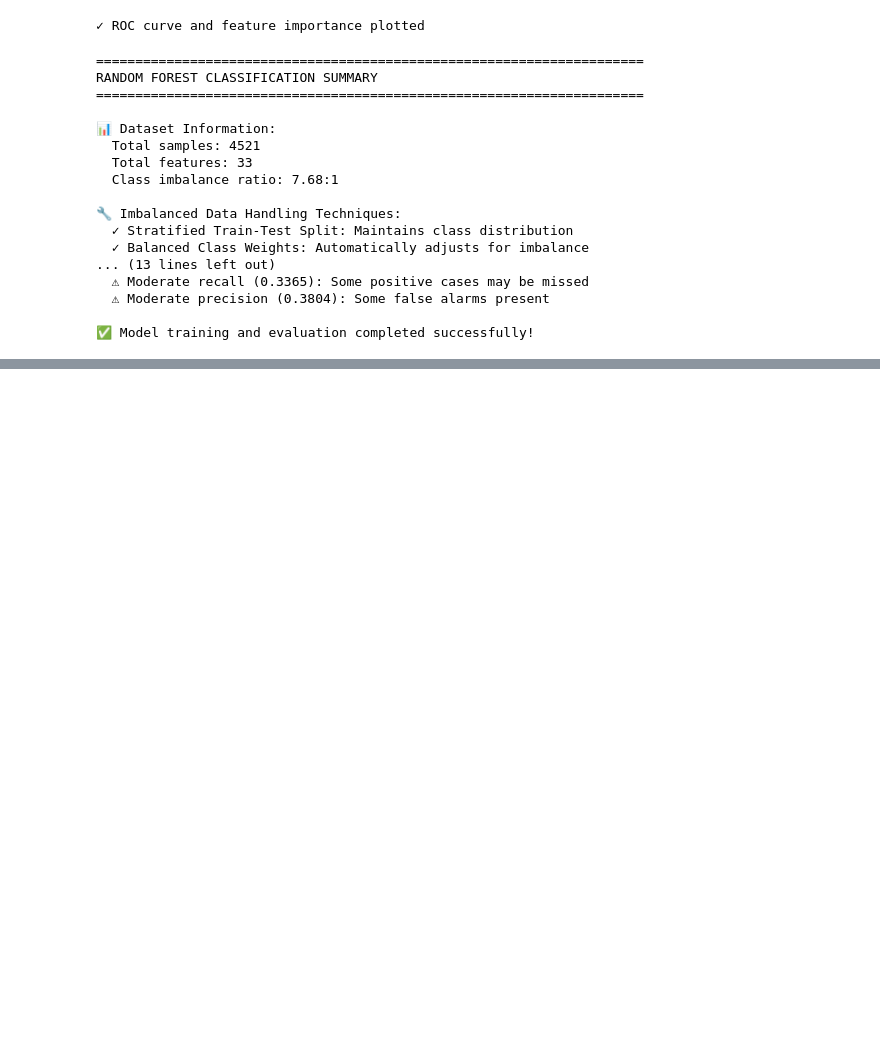
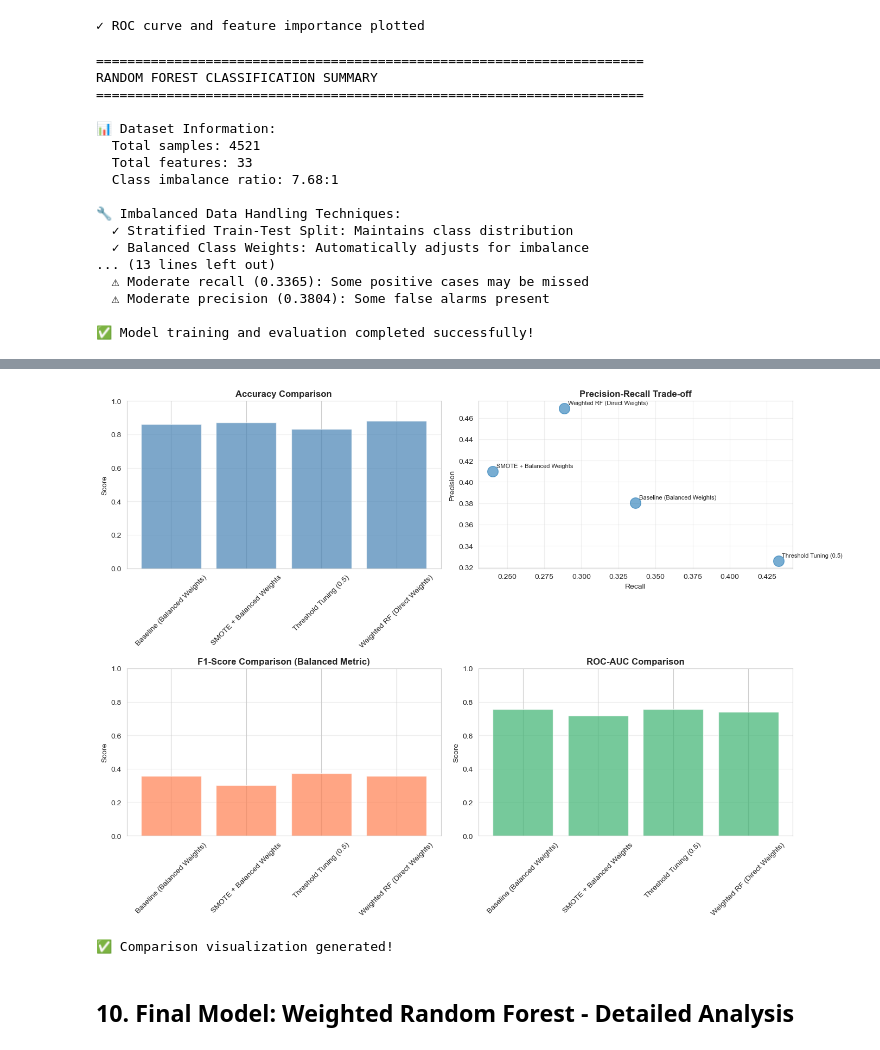
Before and after one commit to Winnee0305/banking-app, a Jupyter notebook: backend/classifier.ipynb, the cells around one changed output, grey strips where cells are left out. Saved outputs shown, nothing was run; the diff lists cells and outputs as text; code cells hidden in the pictures; blank space fills up the shorter version.

Commit message:
Ml trained using weighted rf

```diff
--- a/backend/classifier.ipynb
+++ b/backend/classifier.ipynb
@@ -841,0 +1111,48 @@ RANDOM FOREST CLASSIFICATION SUMMARY
+# %%
+# Visualize comparison
+fig, axes = plt.subplots(2, 2, figsize=(14, 10))
+
+# Accuracy comparison
+axes[0, 0].bar(comparison_df['Technique'], comparison_df['Accuracy'], color='steelblue', alpha=0.7)
+axes[0, 0].set_title('Accuracy Comparison', fontweight='bold')
+axes[0, 0].set_ylabel('Score')
+axes[0, 0].set_ylim([0, 1])
+axes[0, 0].tick_params(axis='x', rotation=45)
+axes[0, 0].grid(axis='y', alpha=0.3)
+
+# Precision vs Recall
+axes[0, 1].scatter(comparison_df['Recall'], comparison_df['Precision'], s=200, alpha=0.6)
+for i, technique in enumerate(comparison_df['Technique']):
+    axes[0, 1].annotate(technique, (comparison_df['Recall'].iloc[i],
+                                     comparison_df['Precision'].iloc[i]),
+                       xytext=(5, 5), textcoords='offset points', fontsize=8)
+axes[0, 1].set_xlabel('Recall')
+axes[0, 1].set_ylabel('Precision')
+axes[0, 1].set_title('Precision-Recall Trade-off', fontweight='bold')
+axes[0, 1].grid(alpha=0.3)
+
+# F1-Score comparison
+axes[1, 0].bar(comparison_df['Technique'], comparison_df['F1-Score'], color='coral', alpha=0.7)
+axes[1, 0].set_title('F1-Score Comparison (Balanced Metric)', fontweight='bold')
+axes[1, 0].set_ylabel('Score')
+axes[1, 0].set_ylim([0, 1])
+axes[1, 0].tick_params(axis='x', rotation=45)
+axes[1, 0].grid(axis='y', alpha=0.3)
+
+# ROC-AUC comparison
+axes[1, 1].bar(comparison_df['Technique'], comparison_df['ROC-AUC'], color='mediumseagreen', alpha=0.7)
+axes[1, 1].set_title('ROC-AUC Comparison', fontweight='bold')
+axes[1, 1].set_ylabel('Score')
+axes[1, 1].set_ylim([0, 1])
+axes[1, 1].tick_params(axis='x', rotation=45)
+axes[1, 1].grid(axis='y', alpha=0.3)
+
+plt.tight_layout()
+plt.show()
+
+print("\n✅ Comparison visualization generated!")
+# %% [output]
+[figure, added]
+✅ Comparison visualization generated!
+# %% [markdown]
+## 10. Final Model: Weighted Random Forest - Detailed Analysis
```
Also changed, not shown: parts of 10 cells of this notebook, 2 other files.
